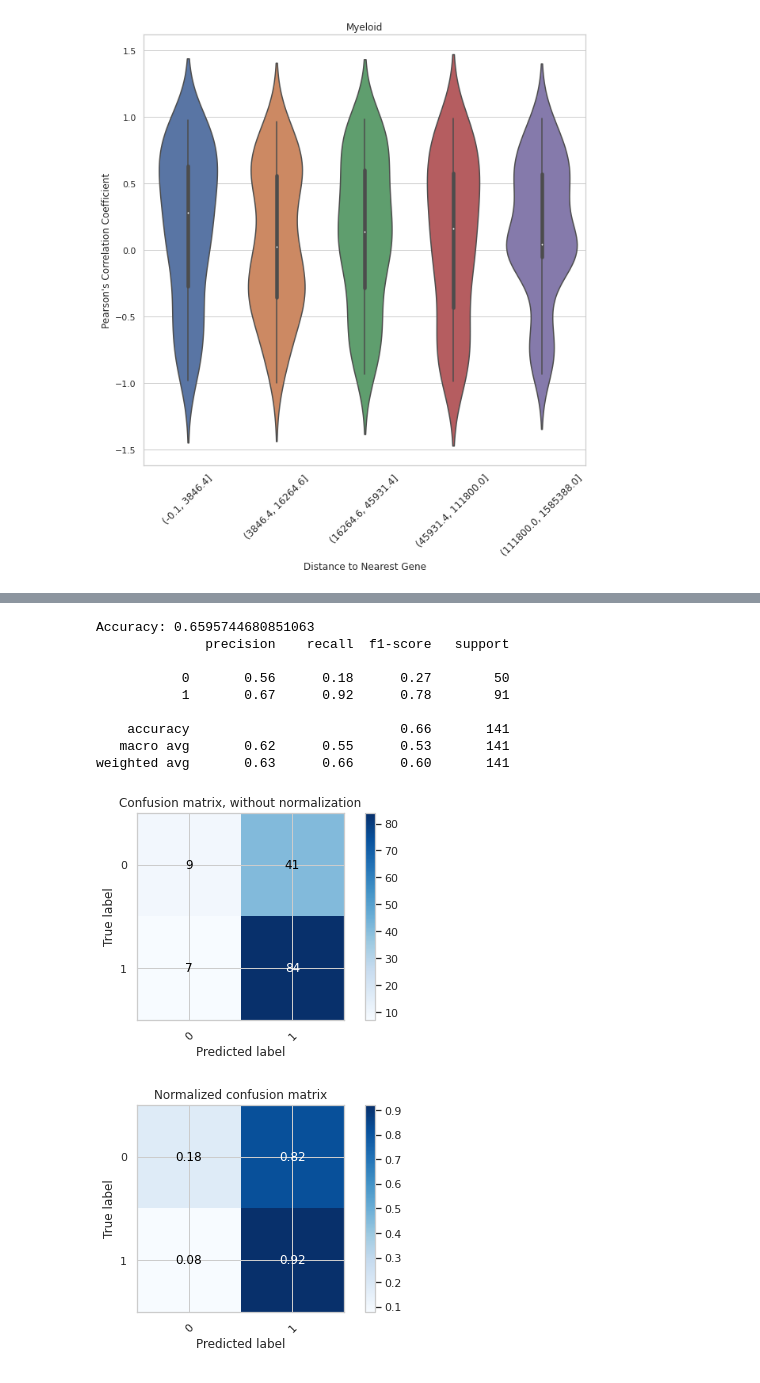
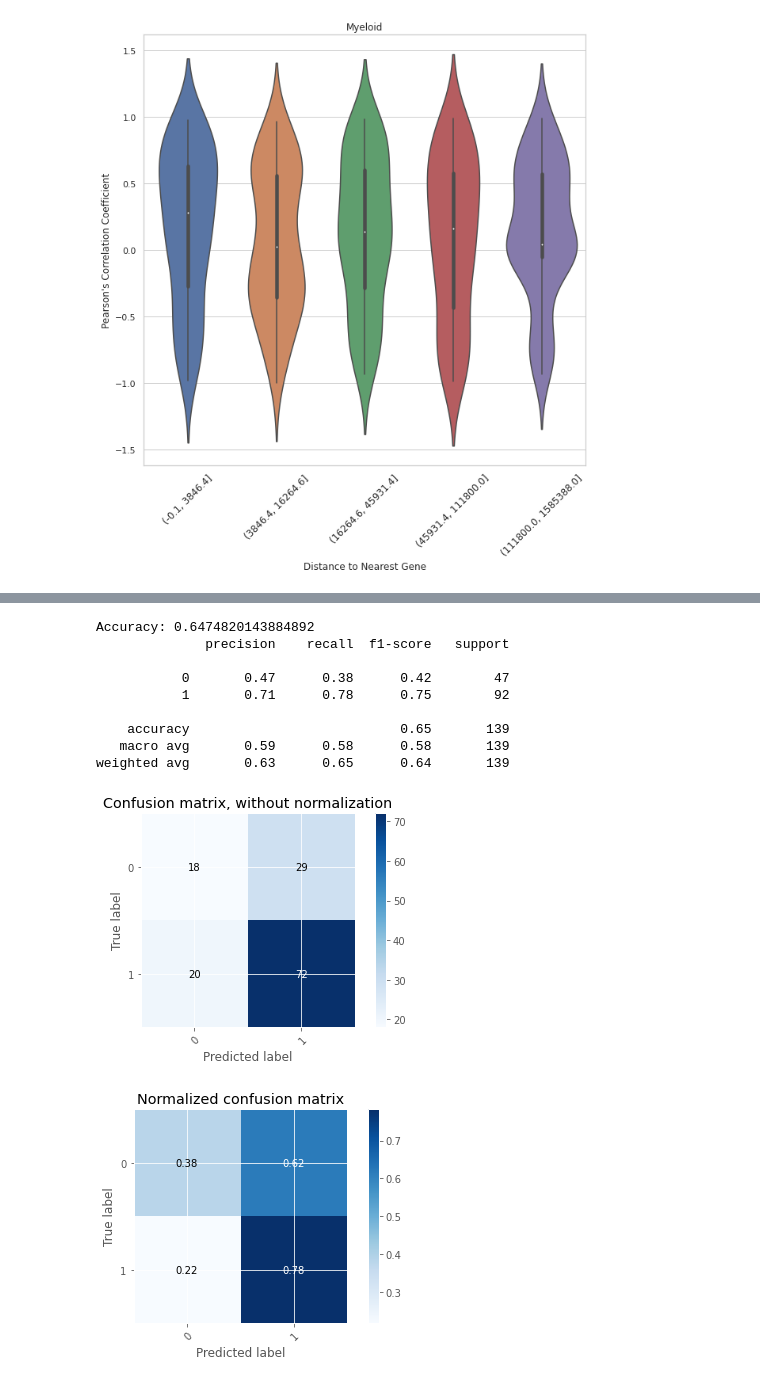
Before and after one commit to code-s-witch/Pollard-Lab, a Jupyter notebook: combined_replicates_cellType_specific.ipynb, the cells around one changed output, grey strips where cells are left out. Drawn from its saved outputs; the diff is of its cells as text; code cells hidden in the pictures.

```diff
--- a/combined_replicates_cellType_specific.ipynb
+++ b/combined_replicates_cellType_specific.ipynb
@@ -997,20 +1068,20 @@ best score:  0.6928671328671329
 # %%
 # Test model using the parameters from gridsearchCV
-select_model(test_1, SVC(random_state=10, C=10, kernel='rbf', gamma=0.1))
+select_model(test_1, SVC(random_state=10, C=1, kernel='rbf', gamma=1))
 # Rename dataframe
 svc = dataframe
 # %% [output]
-Accuracy: 0.6595744680851063
+Accuracy: 0.6474820143884892
               precision    recall  f1-score   support
 
-           0       0.56      0.18      0.27        50
-           1       0.67      0.92      0.78        91
+           0       0.47      0.38      0.42        47
+           1       0.71      0.78      0.75        92
 
-    accuracy                           0.66       141
-   macro avg       0.62      0.55      0.53       141
-weighted avg       0.63      0.66      0.60       141
+    accuracy                           0.65       139
+   macro avg       0.59      0.58      0.58       139
+weighted avg       0.63      0.65      0.64       139
-[figure, old version]
+[figure, new version]
-[figure, old version]
+[figure, new version]
 # %%
 
 # Create pipeline
```
Also changed, not shown: parts of 9 cells of this notebook, 1 other file.
